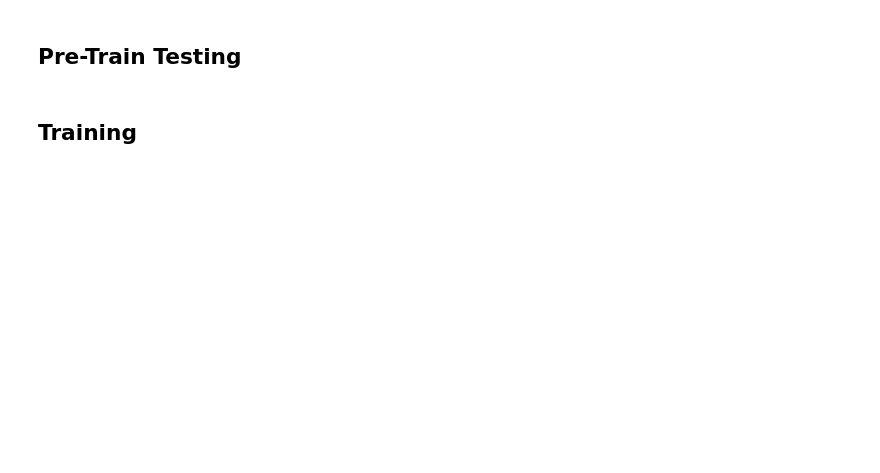
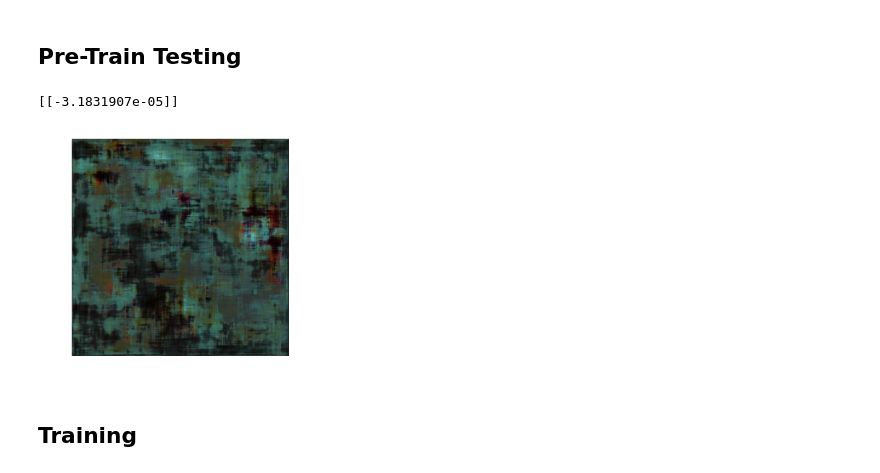
Before and after one commit to comtalyst/generative-facial-cosmetics, a Jupyter notebook: model_engineering/main.ipynb, the cells around one changed output. Saved outputs shown, nothing was run; the diff lists cells and outputs as text; code cells hidden in the pictures; blank space fills up the shorter version.

```diff
--- a/model_engineering/main.ipynb
+++ b/model_engineering/main.ipynb
@@ -50,10 +71,13 @@ discriminator = build_discriminator(strategy)
 ## **Pre-Train Testing**
 # %%
 # generate from untrained generator (should get noises)
-noise = tf.random.normal(LATENT_SIZE)
+noise = tf.random.normal([1,LATENT_SIZE])
 image = generator(noise, training=False)
-plt.imshow(image)
+plt.imshow(image[0])
 print(discriminator(image, training=False).numpy())
+# %% [output]
+[[-3.1831907e-05]]
+[figure, added]
 # %% [markdown]
 ## **Training**
 # %%
```
Also changed, not shown: parts of 6 cells of this notebook, 1 other file.
